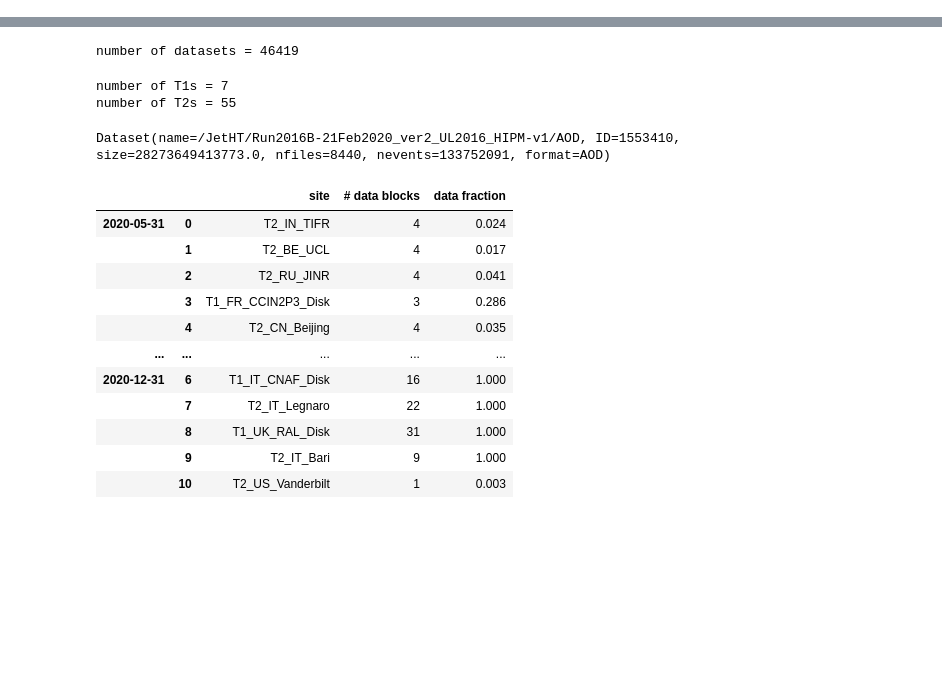
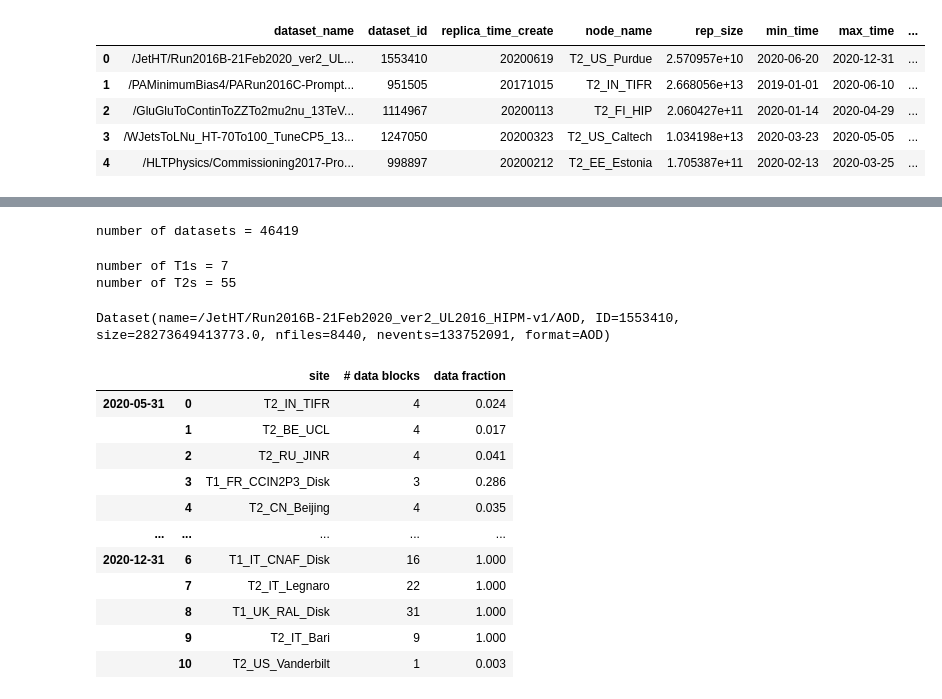
Before and after one commit to SimoneGasperini/cms-cmSim, a Jupyter notebook: example.ipynb, the cells around one changed output, grey strips where cells are left out. Saved outputs shown, nothing was run; the diff lists cells and outputs as text; code cells hidden in the pictures; blank space fills up the shorter version.

```diff
--- a/example.ipynb
+++ b/example.ipynb
@@ -3,3 +3,12 @@ import pandas as pd
 # %%
 filepath1 = './data/dataset_site_info.parquet'
 df = pd.read_parquet(filepath1)
+
+df.head()
+# %% [output]
+|  | dataset_name | dataset_id | replica_time_create | node_name | rep_size | min_time | max_time | ... |
+| 0 | /JetHT/Run2016B-21Feb2020_ver2_UL... | 1553410 | 20200619 | T2_US_Purdue | 2.570957e+10 | 2020-06-20 | 2020-12-31 | ... |
+| 1 | /PAMinimumBias4/PARun2016C-Prompt... | 951505 | 20171015 | T2_IN_TIFR | 2.668056e+13 | 2019-01-01 | 2020-06-10 | ... |
+| 2 | /GluGluToContinToZZTo2mu2nu_13TeV... | 1114967 | 20200113 | T2_FI_HIP | 2.060427e+11 | 2020-01-14 | 2020-04-29 | ... |
+| 3 | /WJetsToLNu_HT-70To100_TuneCP5_13... | 1247050 | 20200323 | T2_US_Caltech | 1.034198e+13 | 2020-03-23 | 2020-05-05 | ... |
+| 4 | /HLTPhysics/Commissioning2017-Pro... | 998897 | 20200212 | T2_EE_Estonia | 1.705387e+11 | 2020-02-13 | 2020-03-25 | ... |
```
Also changed, not shown: parts of 4 cells of this notebook, 6 other files.
